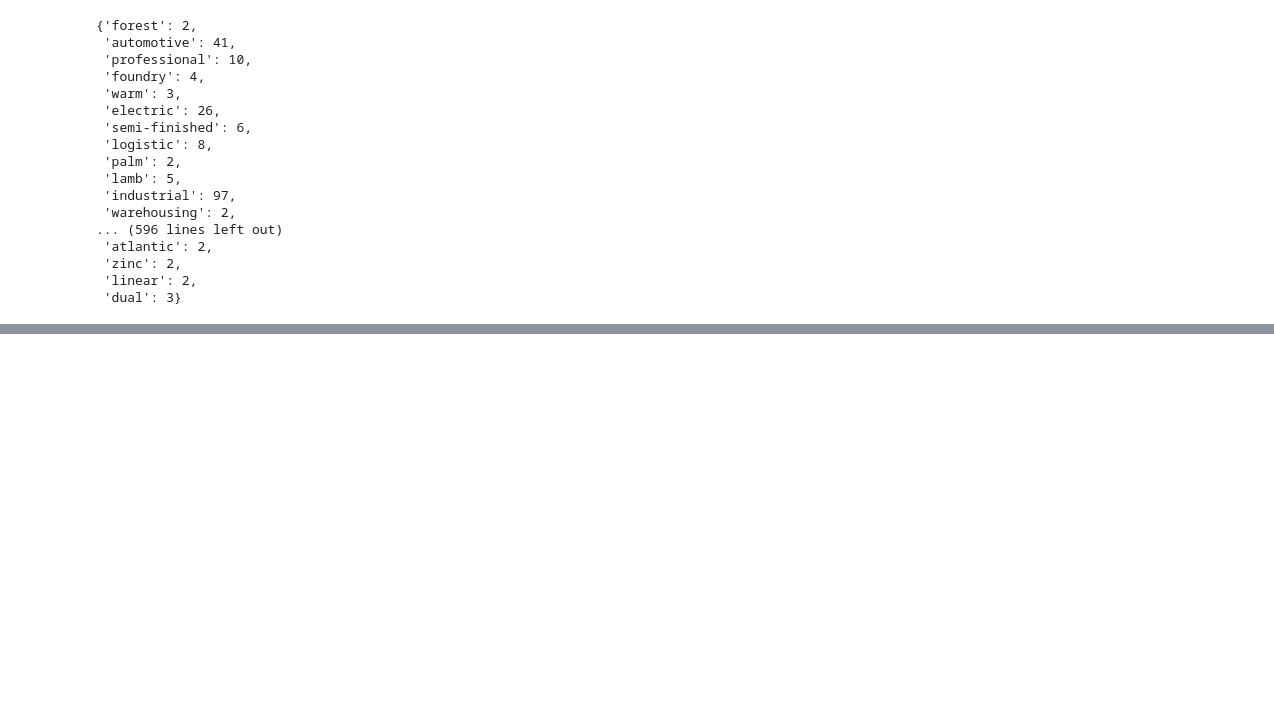
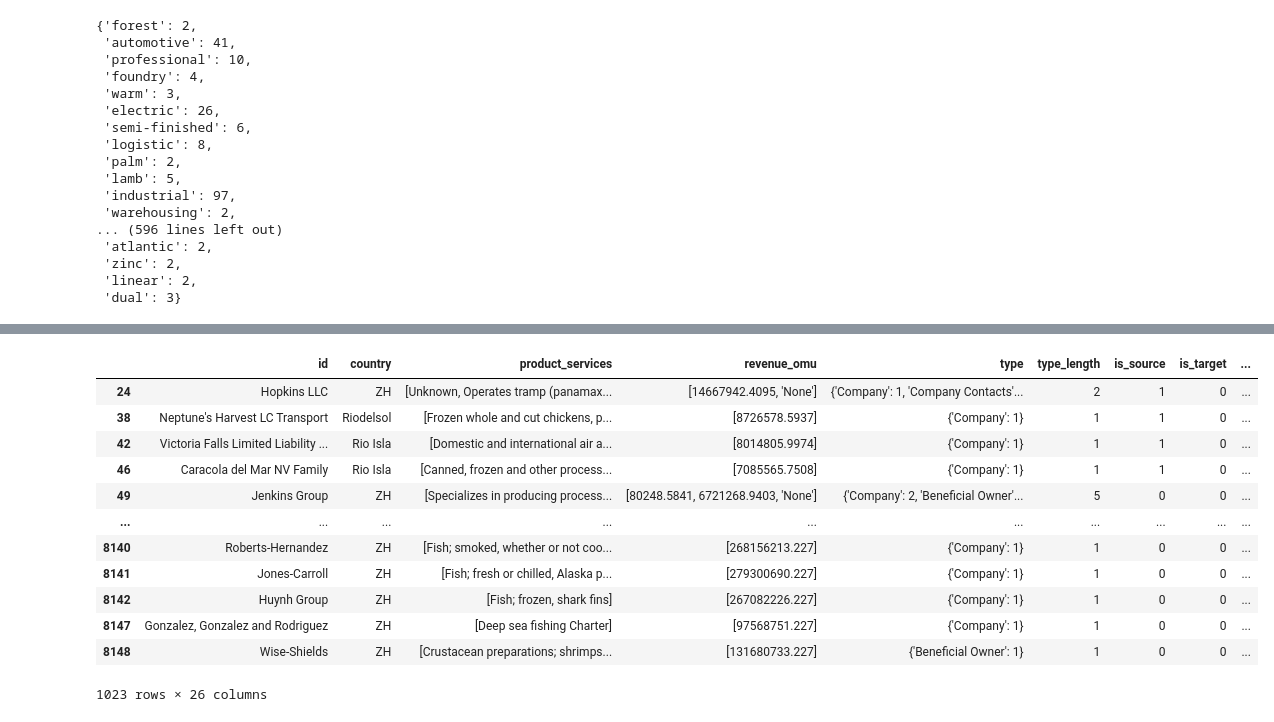
Before and after one commit to IDCLab-VAST-Challenge-2023/AnchoVis, a Jupyter notebook: filtering.ipynb, the cells around one changed output, grey strips where cells are left out. Cells and saved outputs as stored; diff of their text form; code cells hidden in the pictures; blank space fills up the shorter version.

```diff
--- a/filtering.ipynb
+++ b/filtering.ipynb
@@ -237,14 +296,9 @@ filtered_counter3
  'linear': 2,
  'dual': 3}
 # %%
-from IPython.display import Image
-from wordcloud import WordCloud
-
-def draw_wordcloud(counter, image_file_name, max_words=100):
-    wc = WordCloud(background_color="white", max_words=max_words, width=800, height=500)
-    wc.generate_from_frequencies(counter)
-    wc.to_file(image_file_name)
-    display(Image(filename=image_file_name))
-
-draw_wordcloud(counter2, f"./top100.png")
+from collections import Counter
+ocean_words = pd.read_csv('./ocean_words.csv')
+ocean_words = ocean_words[ocean_words['label']==1]
+ocean_words_list =list(Counter(ocean_words['category']).keys())
+ocean_words_list
 # %% [output]
@@ -251,0 +322,4 @@ draw_wordcloud(counter2, f"./top100.png")
+# %%
+len(ocean_words_list)
+ocean_words_list.remove('frozen')
+len(ocean_words_list)
@@ -251,0 +328,19 @@ draw_wordcloud(counter2, f"./top100.png")
+# %%
+is_ocean_node = []
+for product in nodes['product_services']:
+    flag = 0
+
+    for p in product:
+        if flag==1:
+            break
+        for word in ocean_words_list:
+            if ' '+word+' ' in ' '+p+' ':
+                print(word)
+                print()
+                flag = 1
+                break
+#             is_ocean_node.append(0)
+    is_ocean_node.append(flag)
+print(len(is_ocean_node))
+is_ocean_node
+nodes['related'] = is_ocean_node
@@ -251,0 +382,19 @@ draw_wordcloud(counter2, f"./top100.png")
+# %%
+nodes['related'] = is_ocean_node
+# %%
+ocean_nodes = nodes[nodes['related']==1]
+ocean_nodes
+# %% [output]
+|  | id | country | product_services | revenue_omu | type | type_length | is_source | is_target | ... |
+| 24 | Hopkins LLC | ZH | [Unknown, Operates tramp (panamax... | [14667942.4095, 'None'] | {'Company': 1, 'Company Contacts'... | 2 | 1 | 0 | ... |
+| 38 | Neptune's Harvest LC Transport | Riodelsol | [Frozen whole and cut chickens, p... | [8726578.5937] | {'Company': 1} | 1 | 1 | 0 | ... |
+| 42 | Victoria Falls Limited Liability ... | Rio Isla | [Domestic and international air a... | [8014805.9974] | {'Company': 1} | 1 | 1 | 0 | ... |
+| 46 | Caracola del Mar NV Family | Rio Isla | [Canned, frozen and other process... | [7085565.7508] | {'Company': 1} | 1 | 1 | 0 | ... |
+| 49 | Jenkins Group | ZH | [Specializes in producing process... | [80248.5841, 6721268.9403, 'None'] | {'Company': 2, 'Beneficial Owner'... | 5 | 0 | 0 | ... |
+| ... | ... | ... | ... | ... | ... | ... | ... | ... | ... |
+| 8140 | Roberts-Hernandez | ZH | [Fish; smoked, whether or not coo... | [268156213.227] | {'Company': 1} | 1 | 0 | 0 | ... |
+| 8141 | Jones-Carroll | ZH | [Fish; fresh or chilled, Alaska p... | [279300690.227] | {'Company': 1} | 1 | 0 | 0 | ... |
+| 8142 | Huynh Group | ZH | [Fish; frozen, shark fins] | [267082226.227] | {'Company': 1} | 1 | 0 | 0 | ... |
+| 8147 | Gonzalez, Gonzalez and Rodriguez | ZH | [Deep sea fishing Charter] | [97568751.227] | {'Company': 1} | 1 | 0 | 0 | ... |
+| 8148 | Wise-Shields | ZH | [Crustacean preparations; shrimps... | [131680733.227] | {'Beneficial Owner': 1} | 1 | 0 | 0 | ... |
+1023 rows × 26 columns
```
Also changed, not shown: parts of 13 cells of this notebook, 3 other files.
